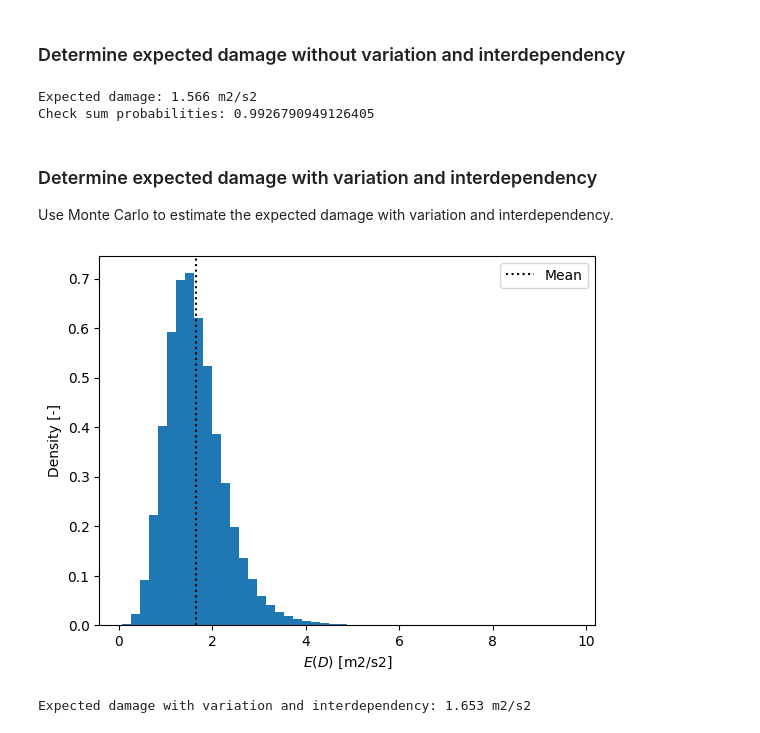
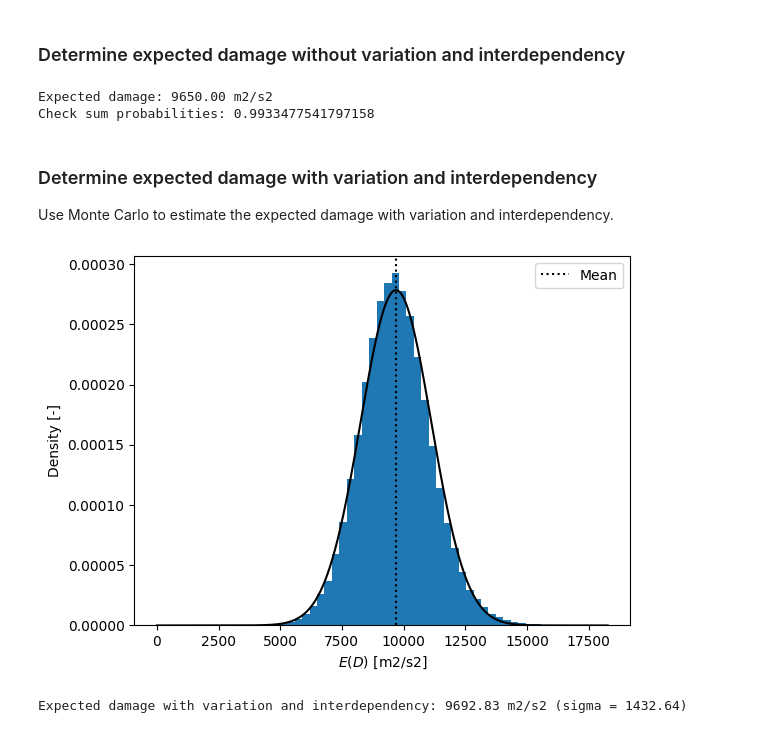
Before and after one commit to nielsvandervegt/overtopping_variation, a Jupyter notebook: Ch6_Case study.ipynb, the cells around one changed output. Saved outputs shown, nothing was run; the diff lists cells and outputs as text; code cells hidden in the pictures.

```diff
--- a/Ch6_Case study.ipynb
+++ b/Ch6_Case study.ipynb
@@ -10,12 +10,13 @@ from pydra_core import Profile
 <h3>Determine expected damage without variation and interdependency</h3>
 # %%
 # Hydraulic loading
-Hs = 1.0
-s0p = 0.05
-Rc = 2.0
+Hs = 3.0
+s0p = 0.035
+Rc = 3.0
+Nw = 5000
 
 # Dike
-cota_waterside = 3.0
+cota_waterside = 6.0
 Bc = 5.0
 cota_landward = 3.0
 length_landward = 12
@@ -39,12 +40,13 @@ qavg = prof.calculate_overtopping(h, Hs, Tspec, 0)
 
 # Calculate Pov (EurOtop (2018))
 Pov = np.exp(-1 * (np.sqrt(- np.log(0.02)) * Rc / Ru2p)**2)
+Now = Nw * Pov
 
 # Calculate individual overtopping volume distribution (Hughes et al. (2012), Zanuttigh et al. (2013))
 b = 0.73 + 55 * ((qavg / 1000) / (9.81 * Hs * Tspec)) ** 0.8
 a = (1 / (gamma(1 + 1 / b))) * (qavg * Tm / Pov)
-vmax = a * (np.log(50000))**(1/b)
-v = np.arange(0.0001, vmax, 0.0001)
+vmax = a * (np.log(5000))**(1/b)
+v = np.arange(0.001, vmax, 0.001)
 p_v = (b / a) * (v / a)**(b-1) * np.exp(-(v / a)**b) * (v[1] - v[0])
 
 # Calculate upeak and hpeak at waterside crest (Hughes (2017))
@@ -67,12 +69,12 @@ u_toe = alpha / beta + mu * np.exp(-3 * alpha * beta**2 * length_landward)
 D = np.maximum(u_toe**2 - uc**2, 0)
 
 # Numerical integration to obtain expected D
-ED = np.sum(p_v * D)
-print(f"Expected damage: {ED:.3f} m2/s2")
+ED = np.sum(p_v * D) * Now
+print(f"Expected damage: {ED:.2f} m2/s2")
 print("Check sum probabilities:", np.sum(p_v))
 # %% [output]
-Expected damage: 1.566 m2/s2
-Check sum probabilities: 0.9926790949126405
+Expected damage: 9650.00 m2/s2
+Check sum probabilities: 0.9933477541797158
 # %% [markdown]
 <h3>Determine expected damage with variation and interdependency</h3>
 
@@ -98,34 +100,39 @@ ED = []
 for _Ru, _Rh in zip(Ru, Rh):
 
     # Calculate upeak and hpeak at waterside crest (Hughes (2017))
     upeak_wsc = 27.67 * np.sqrt(v * (1 / cota_waterside)) / Tspec * np.exp(_Ru)
     hpeak_wsc = 0.324 * np.sqrt(v) * np.exp(_Rh)
 
     # Use van Bergeijk et al. (2019) to translate along crest
     Q = upeak_wsc * hpeak_wsc
     f = 0.01
     upeak_lsc = 1 / ((f * Bc / (2 * Q)) + (1 / upeak_wsc))
     hpeak_lsc = Q / upeak_lsc
 
     # Use van Bergeijk et al. (2019) to translate along landward slope
     alpha = (9.81 * np.sin(np.arctan(1 / cota_landward)))**(1/3)
     beta = (f / (2 * Q))**(1/3)
     mu = upeak_lsc - alpha / beta
     u_toe = alpha / beta + mu * np.exp(-3 * alpha * beta**2 * length_landward)
 
     # Calculate D using COM (van der Meer et al. (2011))
     D = np.maximum(u_toe**2 - uc**2, 0)
-    ED.append(np.sum(p_v * D))
+    ED.append(np.sum(p_v * D) * Now)
+
+# Fit a Normal distribution to obtain an estimate of the std
+mu, std = norm.fit(ED)
+_x = np.linspace(0, np.max(ED), 1000)
+plt.plot(_x, norm.pdf(_x, mu, std), color="black")
 
 # Estimate expected D
 plt.hist(ED, bins=50, density=True)
 plt.axvline(np.mean(ED), color="black", ls=":", label="Mean")
 plt.xlabel(r"$E(D)$ [m2/s2]")
 plt.ylabel("Density [-]")
 plt.legend()
 plt.show()
 
-print(f"Expected damage with variation and interdependency: {np.mean(ED):.3f} m2/s2")
+print(f"Expected damage with variation and interdependency: {np.mean(ED):.2f} m2/s2 (sigma = {std:.2f})")
 # %% [output]
-[figure, old version]
+[figure, new version]
-Expected damage with variation and interdependency: 1.653 m2/s2
+Expected damage with variation and interdependency: 9692.83 m2/s2 (sigma = 1432.64)
```
